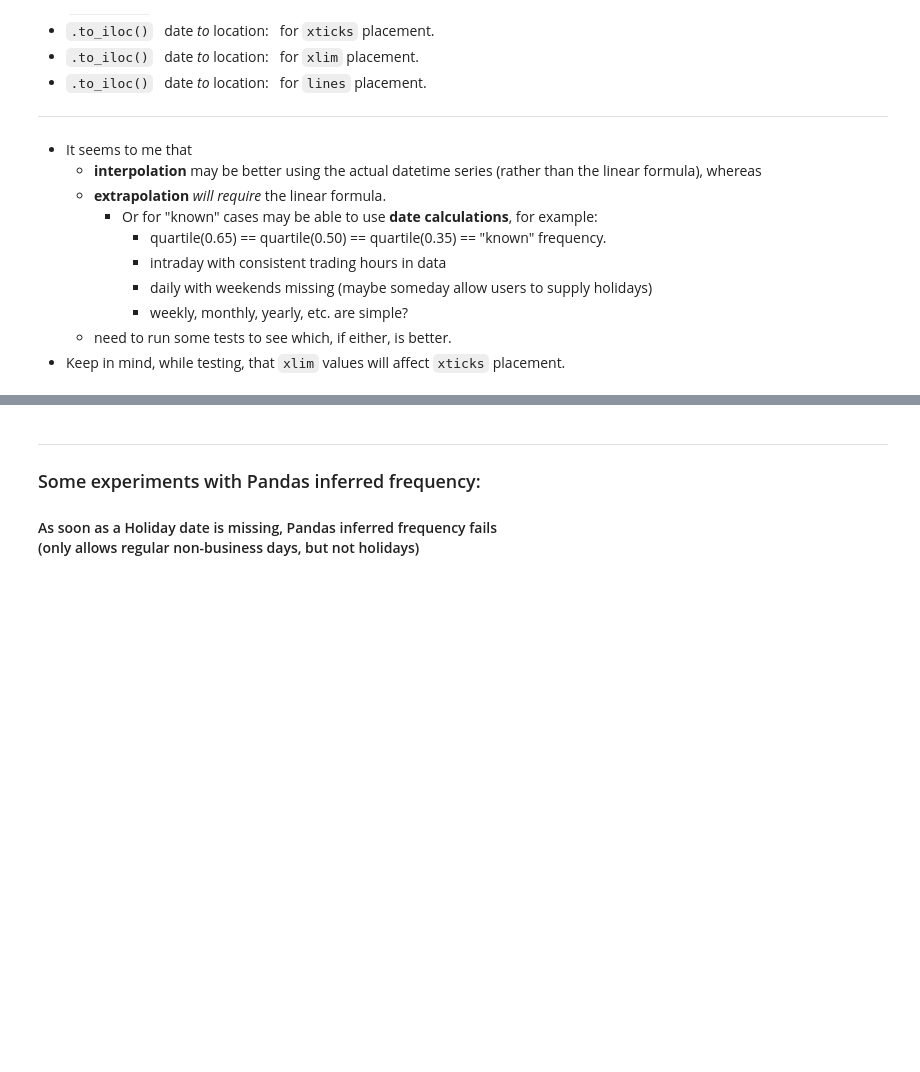
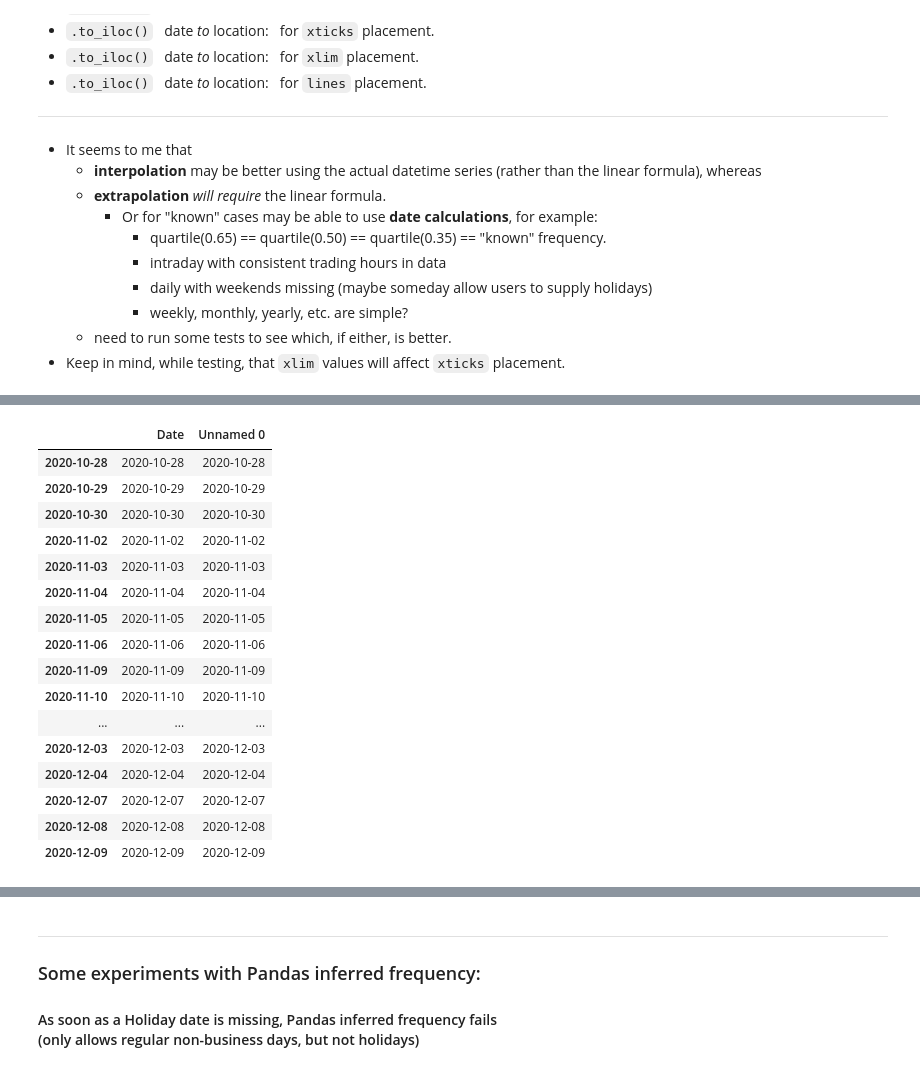
Before and after one commit to DanielGoldfarb/mplfinance, a Jupyter notebook: examples/scratch_pad/date_iloc_dev.ipynb, the cells around one changed output, grey strips where cells are left out. Drawn from its saved outputs; the diff is of its cells as text; code cells hidden in the pictures; blank space fills up the shorter version.

```diff
--- a/examples/scratch_pad/date_iloc_dev.ipynb
+++ b/examples/scratch_pad/date_iloc_dev.ipynb
@@ -131,7 +131,7 @@ def _infer_frequency(data,trace=False):
     elif basefreq.days == 1:
         dfreq = 'B'
         # infer weekmask:
-        mask = _infer_weekmask(data.index)
+        mask = _infer_weekmask(dts.index)
     elif basefreq.days >= 6 and basefreq.days <= 8:
         dfreq = 'W'
     elif basefreq.days >= 28 and basefreq.days <= 31:
@@ -294,0 +260,3 @@ class DateIlocTransform:
+# %%
+f = _infer_frequency(df.index)
+f
@@ -294,0 +273,5 @@ class DateIlocTransform:
+# %%
+ixt = time_series_index(start=df.index[0],end=df.index[-1],freq=f)
+ixt.name = 'Generated'
+s1 = df.index.to_series()
+s2 = ixt.to_series()
@@ -294,0 +282,8 @@ class DateIlocTransform:
+# %%
+xdf = pd.DataFrame([df.index.to_series(),ixt.to_series()]).T
+len(xdf)
+select = xdf[xdf.isna().any(axis=1)]
+select
+s1[select.index]
+#s2[select.index]
+xdf
@@ -294,0 +318,20 @@ class DateIlocTransform:
+# %%
+xdf.iloc[40:70]
+# %% [output]
+|  | Date | Unnamed 0 |
+| 2020-10-28 | 2020-10-28 | 2020-10-28 |
+| 2020-10-29 | 2020-10-29 | 2020-10-29 |
+| 2020-10-30 | 2020-10-30 | 2020-10-30 |
+| 2020-11-02 | 2020-11-02 | 2020-11-02 |
+| 2020-11-03 | 2020-11-03 | 2020-11-03 |
+| 2020-11-04 | 2020-11-04 | 2020-11-04 |
+| 2020-11-05 | 2020-11-05 | 2020-11-05 |
+| 2020-11-06 | 2020-11-06 | 2020-11-06 |
+| 2020-11-09 | 2020-11-09 | 2020-11-09 |
+| 2020-11-10 | 2020-11-10 | 2020-11-10 |
+| ... | ... | ... |
+| 2020-12-03 | 2020-12-03 | 2020-12-03 |
+| 2020-12-04 | 2020-12-04 | 2020-12-04 |
+| 2020-12-07 | 2020-12-07 | 2020-12-07 |
+| 2020-12-08 | 2020-12-08 | 2020-12-08 |
+| 2020-12-09 | 2020-12-09 | 2020-12-09 |
```
Also changed, not shown: parts of 15 cells of this notebook.
